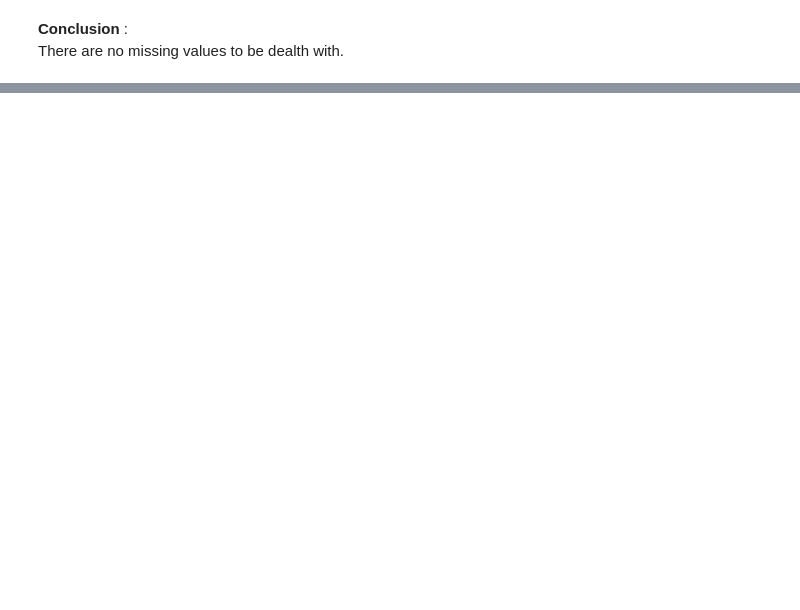
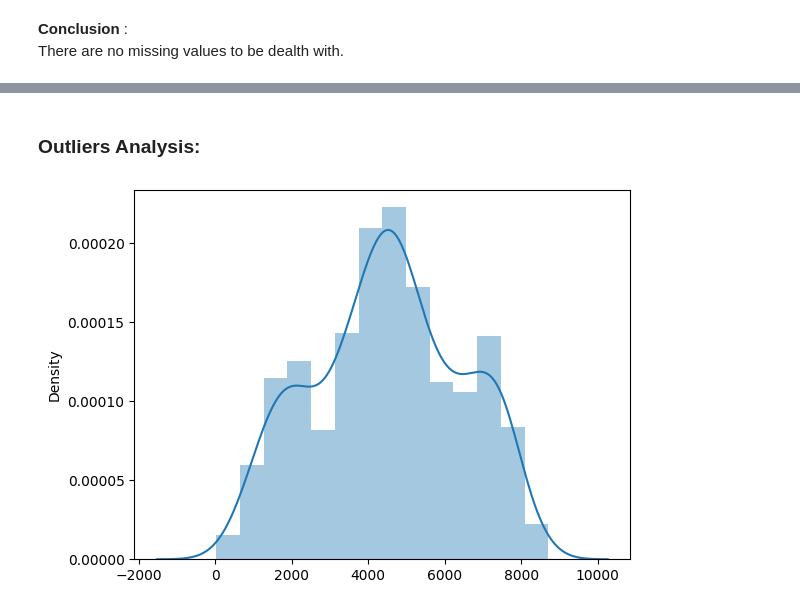
Before and after one commit to jaegarbomb/BikeSharing, a Jupyter notebook: Bike_Sharing_Analysis.ipynb, the cells around one changed output, grey strips where cells are left out. Saved outputs shown, nothing was run; the diff lists cells and outputs as text; code cells hidden in the pictures; blank space fills up the shorter version.

```diff
--- a/Bike_Sharing_Analysis.ipynb
+++ b/Bike_Sharing_Analysis.ipynb
@@ -48,2 +76,0 @@ There are no missing values to be dealth with.
-# %%
-master.drop(["instant"], axis=1, inplace=True);
@@ -49,0 +106,28 @@ master.drop(["instant"], axis=1, inplace=True);
+# %%
+# Make a copy of the dataframe for EDA purposes.
+data = pd.DataFrame.copy(master)
+
+#dtday: Covert to datetime object.
+data["dteday"] = pd.to_datetime(data["dteday"])
+
+#Convert to category dtype:
+category_vars = ["weekday","mnth","season","weathersit","holiday","workingday"]
+for var in category_vars:
+    data[var] = data[var].astype("category")
+
+# Seasons:
+data["season"]  = data["season"].replace(seasons_dict)
+
+#year
+data["yr"] = data["yr"].replace({0:"2018",1:"2019"})
+
+#Month:
+data["mnth"] = data["mnth"].replace(month_dict)
+
+#weekday
+day_dict = {6:"Mon", 0:"Tues", 1:"Wed", 2:"Thurs", 3:"Fri", 4:"Sat", 5:"Sun"}
+data["weekday"] = data["weekday"].replace(day_dict)
+
+#drop the dteday column as it is unnecessary:
+data.drop("dteday",axis=1,inplace=True)
+data.head()
@@ -49,0 +141,6 @@ master.drop(["instant"], axis=1, inplace=True);
+# %% [markdown]
+### Outliers Analysis:
+# %%
+sns.distplot(x=data["cnt"]);
+# %% [output]
+[figure, added]
```
Also changed, not shown: parts of 18 cells of this notebook, 1 other file.
